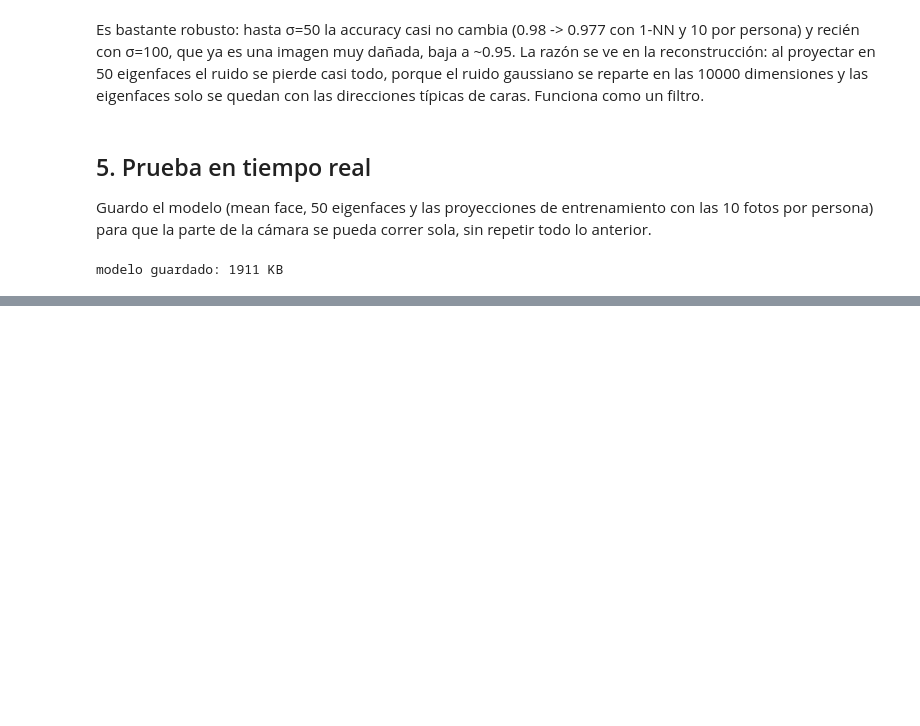
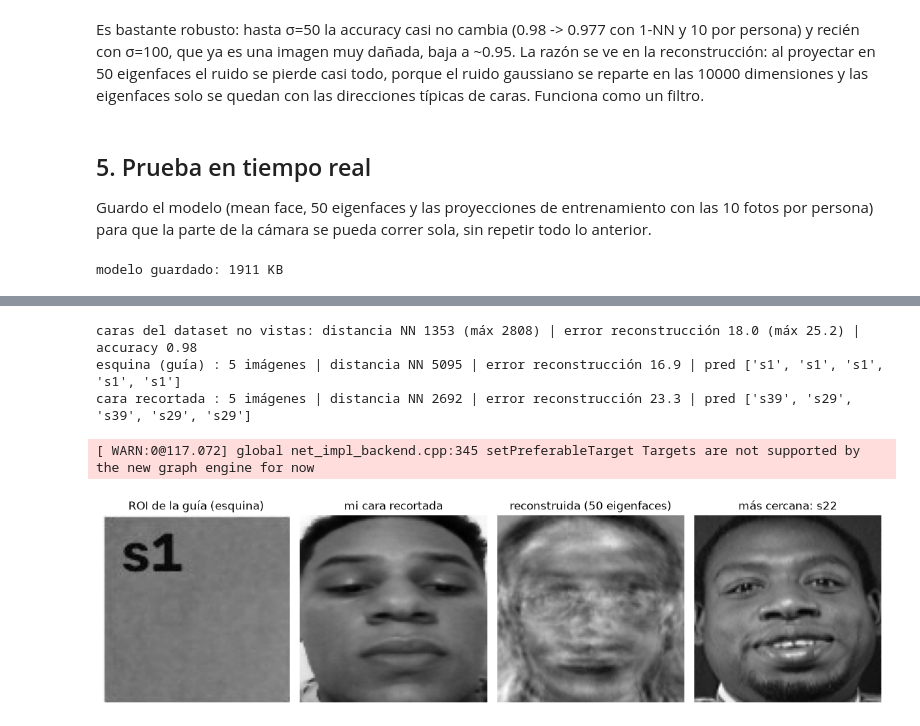
Before and after one commit to LuckertK22/LaboratorioOpenCV, a Jupyter notebook: LabCG3_Eigenfaces/LabCG3_Eigenfaces.ipynb, the cells around one changed output, grey strips where cells are left out. Cells and saved outputs as stored; diff of their text form; code cells hidden in the pictures; blank space fills up the shorter version.

```diff
--- a/LabCG3_Eigenfaces/LabCG3_Eigenfaces.ipynb
+++ b/LabCG3_Eigenfaces/LabCG3_Eigenfaces.ipynb
@@ -508,0 +537,62 @@ with open('resultados/5_live.json', 'w') as f:
+# %%
+from sklearn.neighbors import NearestNeighbors
+
+Xtr_r, Xte_r, ytr_r, yte_r = train_test_split(faces10.astype(np.float32), labels10, test_size=0.25,
+                                              random_state=42, stratify=labels10)
+mean_r, vecs_r = cv2.PCACompute(Xtr_r, mean=None, maxComponents=50)
+ptr_r = cv2.PCAProject(Xtr_r, mean_r, vecs_r)
+nn = NearestNeighbors(n_neighbors=1).fit(ptr_r)
+svm_r = SVC(kernel='rbf').fit(ptr_r, ytr_r)
+
+def medir(vectores):
+    p = cv2.PCAProject(vectores, mean_r, vecs_r)
+    rec = cv2.PCABackProject(p, mean_r, vecs_r)
+    dist, idx = nn.kneighbors(p)
+    error = np.sqrt(((vectores - rec) ** 2).mean(axis=1))
+    return dist.ravel(), error, svm_r.predict(p), idx.ravel(), rec
+
+d_ref, e_ref, pred_ref, _, _ = medir(Xte_r)
+print(f'caras del dataset no vistas: distancia NN {d_ref.mean():.0f} (máx {d_ref.max():.0f}) | '
+      f'error reconstrucción {e_ref.mean():.1f} (máx {e_ref.max():.1f}) | accuracy {accuracy_score(yte_r, pred_ref):.2f}')
+
+detector = cv2.FaceDetectorYN.create('modelos/face_detection_yunet_2023mar.onnx', '', (640, 480), 0.8)
+esquinas, caras = [], []
+for c in capturas:
+    gray = cv2.cvtColor(c, cv2.COLOR_BGR2GRAY)
+    esquinas.append(cv2.resize(gray[:100, :100], (TAM, TAM)))
+    detector.setInputSize((c.shape[1], c.shape[0]))
+    _, det = detector.detect(c)
+    if det is not None:
+        x, y, w, h = [int(v) for v in det[0][:4]]
+        x, y = max(x, 0), max(y, 0)
+        caras.append(cv2.resize(gray[y:y + h, x:x + w], (TAM, TAM)))
+
+resultados_live = {}
+for nombre, imgs in [('esquina (guía)', esquinas), ('cara recortada', caras)]:
+    V = np.array([i.flatten() for i in imgs], np.float32)
+    d, e, pr, idx, rec = medir(V)
+    resultados_live[nombre] = {'n': len(imgs), 'dist_nn': round(float(d.mean()), 1), 'error_rec': round(float(e.mean()), 1),
+                               'predicciones': pr.tolist()}
+    print(f'{nombre:<15}: {len(imgs)} imágenes | distancia NN {d.mean():.0f} | error reconstrucción {e.mean():.1f} | pred {pr.tolist()}')
+    if nombre == 'cara recortada':
+        rec_cara, idx_cara = rec, idx
+
+registrar('5_live', {'json': live, 'referencia_dataset': {'dist_nn': round(float(d_ref.mean()), 1),
+                     'dist_nn_max': round(float(d_ref.max()), 1), 'error_rec': round(float(e_ref.mean()), 1),
+                     'error_rec_max': round(float(e_ref.max()), 1)}, 'capturas': resultados_live})
+
+fig, ax = plt.subplots(1, 4, figsize=(12, 3.4))
+ax[0].imshow(esquinas[0], cmap='gray'); ax[0].set_title('ROI de la guía (esquina)')
+ax[1].imshow(caras[0], cmap='gray'); ax[1].set_title('mi cara recortada')
+ax[2].imshow(np.clip(rec_cara[0], 0, 255).reshape(TAM, TAM), cmap='gray'); ax[2].set_title('reconstruida (50 eigenfaces)')
+ax[3].imshow(Xtr_r[idx_cara[0]].reshape(TAM, TAM), cmap='gray'); ax[3].set_title(f'más cercana: {ytr_r[idx_cara[0]]}')
+for a in ax: a.axis('off')
+plt.tight_layout()
+plt.savefig('resultados/5_analisis_live.png', bbox_inches='tight')
+plt.show()
+# %% [output]
+caras del dataset no vistas: distancia NN 1353 (máx 2808) | error reconstrucción 18.0 (máx 25.2) | accuracy 0.98
+esquina (guía) : 5 imágenes | distancia NN 5095 | error reconstrucción 16.9 | pred ['s1', 's1', 's1', 's1', 's1']
+cara recortada : 5 imágenes | distancia NN 2692 | error reconstrucción 23.3 | pred ['s39', 's29', 's39', 's29', 's29']
+[ WARN:0@117.072] global net_impl_backend.cpp:345 setPreferableTarget Targets are not supported by the new graph engine for now
+[figure, added]
```
Also changed, not shown: parts of 6 cells of this notebook, 13 other files.
